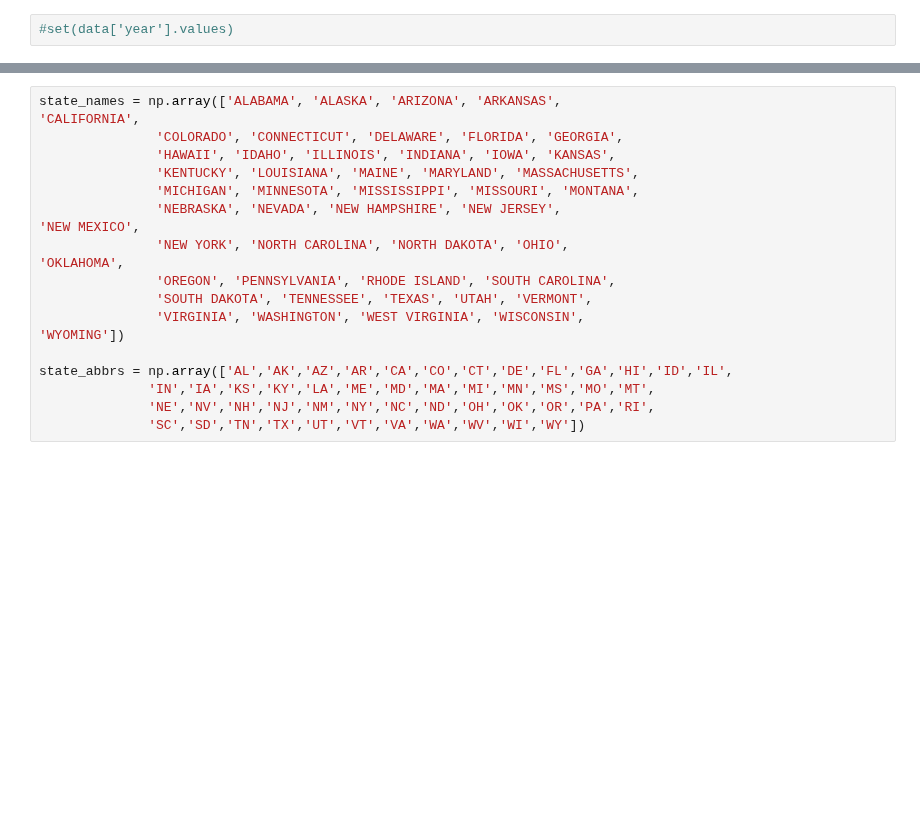
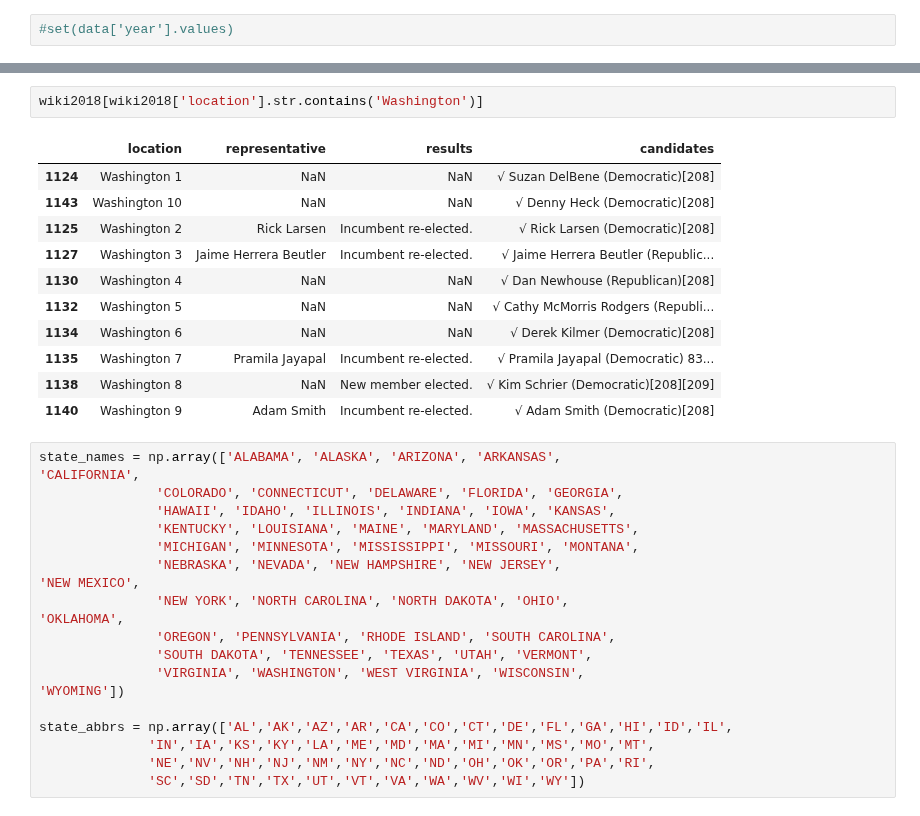
Before and after one commit to WildTangles/ac209a_project, a Jupyter notebook: House-Preprocessing.ipynb, the cells around one changed output, grey strips where cells are left out. Cells and saved outputs as stored; diff of their text form; blank space fills up the shorter version.

```diff
--- a/House-Preprocessing.ipynb
+++ b/House-Preprocessing.ipynb
@@ -36,6 +61,20 @@ wiki2018_clean.head()
 | 4 | Alabama 3 | Mike Rogers | Incumbent re-elected. | √ Mike Rogers (Republican) 63.8%[64] |
 | 6 | Alabama 4 | Robert Aderholt | Incumbent re-elected. | √ Robert Aderholt (Republican) 79... |
 | 8 | Alabama 5 | Mo Brooks | Incumbent re-elected. | √ Mo Brooks (Republican) 61.1%[64] |
+# %%
+wiki2018[wiki2018['location'].str.contains('Washington')]
+# %% [output]
+|  | location | representative | results | candidates |
+| 1124 | Washington 1 | NaN | NaN | √ Suzan DelBene (Democratic)[208] |
+| 1143 | Washington 10 | NaN | NaN | √ Denny Heck (Democratic)[208] |
+| 1125 | Washington 2 | Rick Larsen | Incumbent re-elected. | √ Rick Larsen (Democratic)[208] |
+| 1127 | Washington 3 | Jaime Herrera Beutler | Incumbent re-elected. | √ Jaime Herrera Beutler (Republic... |
+| 1130 | Washington 4 | NaN | NaN | √ Dan Newhouse (Republican)[208] |
+| 1132 | Washington 5 | NaN | NaN | √ Cathy McMorris Rodgers (Republi... |
+| 1134 | Washington 6 | NaN | NaN | √ Derek Kilmer (Democratic)[208] |
+| 1135 | Washington 7 | Pramila Jayapal | Incumbent re-elected. | √ Pramila Jayapal (Democratic) 83... |
+| 1138 | Washington 8 | NaN | New member elected. | √ Kim Schrier (Democratic)[208][209] |
+| 1140 | Washington 9 | Adam Smith | Incumbent re-elected. | √ Adam Smith (Democratic)[208] |
 # %%
 state_names = np.array(['ALABAMA', 'ALASKA', 'ARIZONA', 'ARKANSAS',
 'CALIFORNIA',
```
Also changed, not shown: parts of 11 cells of this notebook, 6 other files.
